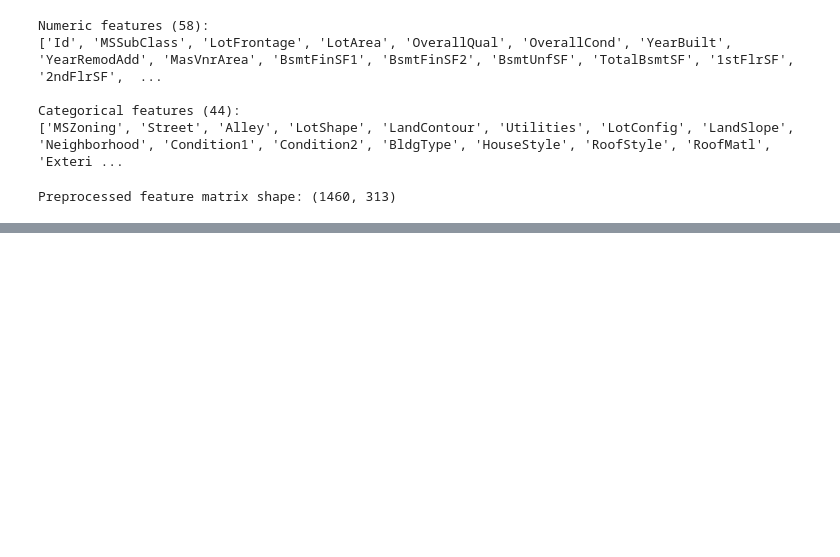
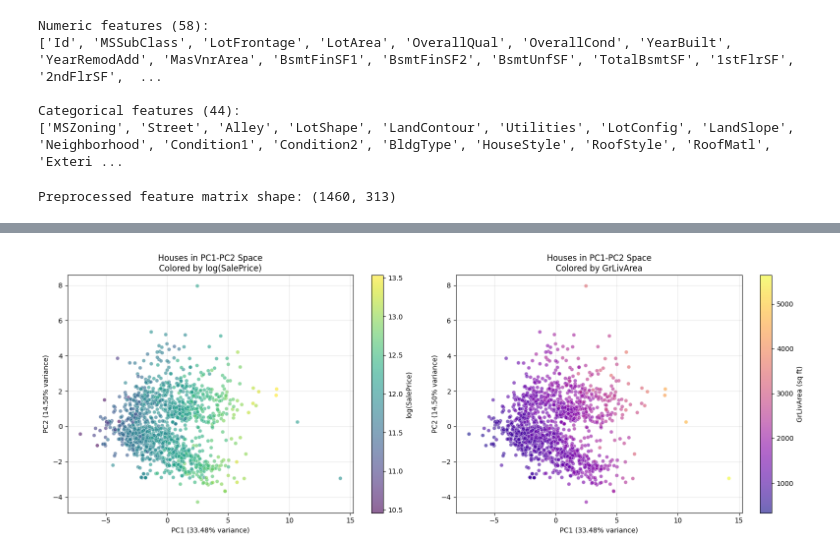
Before and after one commit to ecccc0/ML_Final, a Jupyter notebook: notebooks/01_eda.ipynb, the cells around one changed output, grey strips where cells are left out. Cells and saved outputs as stored; diff of their text form; code cells hidden in the pictures; blank space fills up the shorter version.

```diff
--- a/notebooks/01_eda.ipynb
+++ b/notebooks/01_eda.ipynb
@@ -322,0 +553,34 @@ Preprocessed feature matrix shape: (1460, 313)
+# %%
+# Get SalePrice for coloring (log-transformed for better visualization)
+sale_price = df_unsup['SalePrice'].values
+log_sale_price = np.log1p(sale_price)
+
+# Create scatter plot in PC1-PC2 space
+fig, axes = plt.subplots(1, 2, figsize=(16, 6))
+
+# Plot 1: Colored by log(SalePrice)
+scatter1 = axes[0].scatter(X_pca[:, 0], X_pca[:, 1],
+                           c=log_sale_price, cmap='viridis',
+                           alpha=0.6, s=30, edgecolors='white', linewidths=0.5)
+axes[0].set_xlabel(f'PC1 ({pca.explained_variance_ratio_[0]*100:.2f}% variance)')
+axes[0].set_ylabel(f'PC2 ({pca.explained_variance_ratio_[1]*100:.2f}% variance)')
+axes[0].set_title('Houses in PC1-PC2 Space\nColored by log(SalePrice)')
+cbar1 = plt.colorbar(scatter1, ax=axes[0])
+cbar1.set_label('log(SalePrice)')
+axes[0].grid(True, alpha=0.3)
+
+# Plot 2: Colored by GrLivArea
+scatter2 = axes[1].scatter(X_pca[:, 0], X_pca[:, 1],
+                           c=df_unsup['GrLivArea'], cmap='plasma',
+                           alpha=0.6, s=30, edgecolors='white', linewidths=0.5)
+axes[1].set_xlabel(f'PC1 ({pca.explained_variance_ratio_[0]*100:.2f}% variance)')
+axes[1].set_ylabel(f'PC2 ({pca.explained_variance_ratio_[1]*100:.2f}% variance)')
+axes[1].set_title('Houses in PC1-PC2 Space\nColored by GrLivArea')
+cbar2 = plt.colorbar(scatter2, ax=axes[1])
+cbar2.set_label('GrLivArea (sq ft)')
+axes[1].grid(True, alpha=0.3)
+
+plt.tight_layout()
+plt.show()
+# %% [output]
+[figure, added]
```
Also changed, not shown: parts of 14 cells of this notebook.
